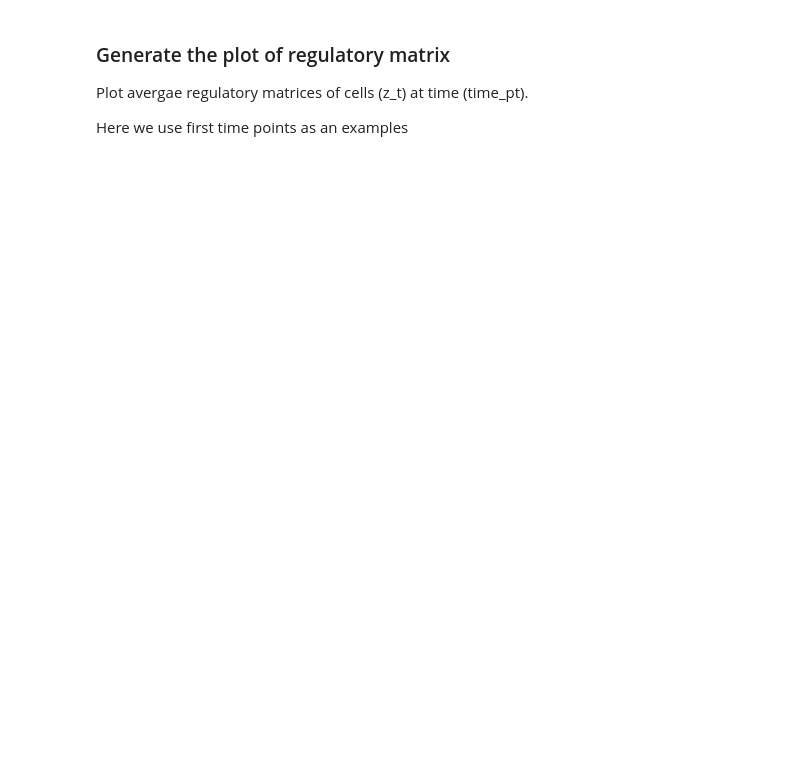
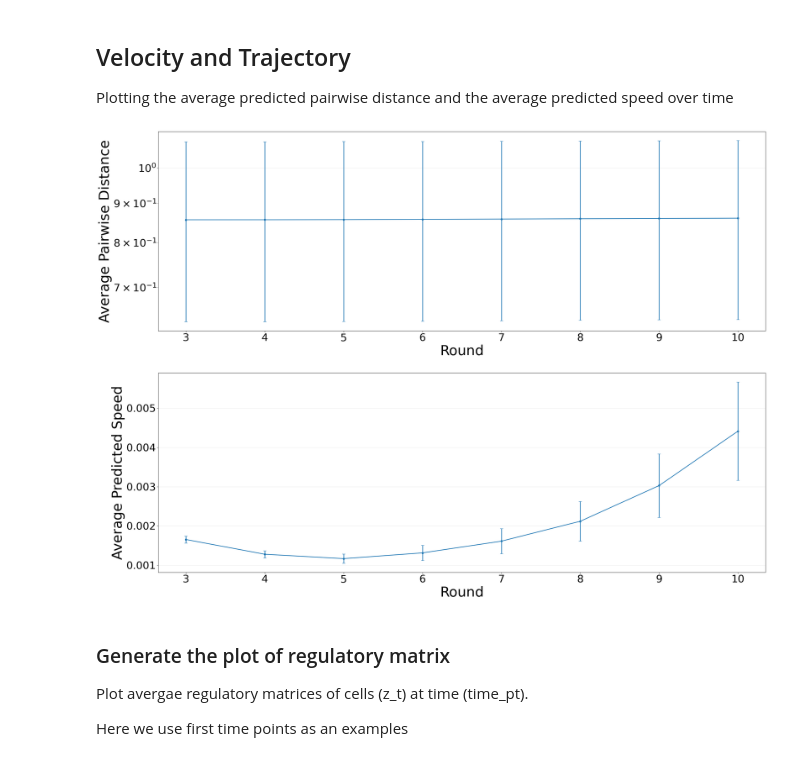
Before and after one commit to coda289/TIGON, a Jupyter notebook: Notebooks/Visualization.ipynb, the cells around one changed output. Cells and saved outputs as stored; diff of their text form; code cells hidden in the pictures; blank space fills up the shorter version.

```diff
--- a/Notebooks/Visualization.ipynb
+++ b/Notebooks/Visualization.ipynb
@@ -74,3 +84,11 @@ if args.save_dir is not None:
+# %% [markdown]
+## Velocity and Trajectory
+Plotting the average predicted pairwise distance and the average predicted speed over time
+# %%
+samp,vel,time=plot_3d_vel_change(func,data_train,counts_train,train_time,integral_time,args,device)
+plot_change(samp,vel,integral_time)
+# %% [output]
+[figure, added]
 # %% [markdown]
 ### Generate the plot of regulatory matrix
 Plot avergae regulatory matrices of cells (z_t) at time (time_pt).
```
Also changed, not shown: parts of 18 cells of this notebook, 9 other files.
